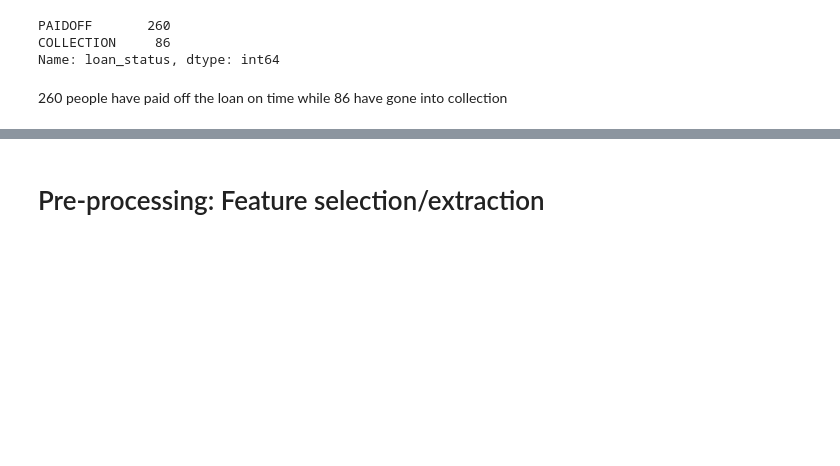
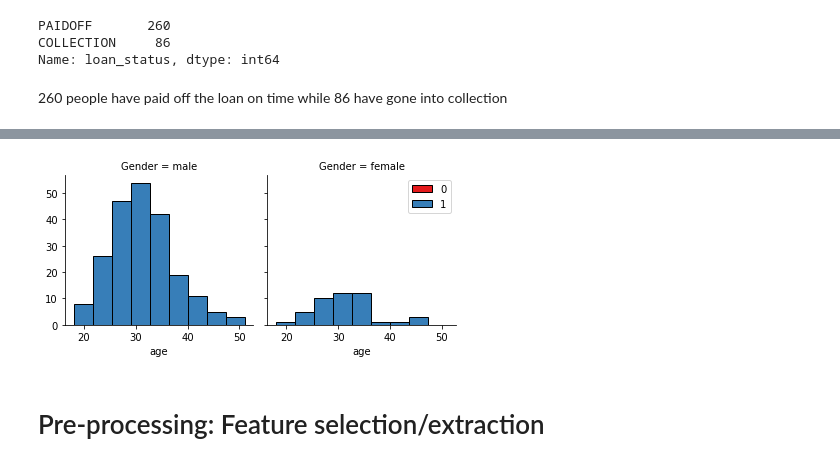
Before and after one commit to GuillermoBrugarolas/Coursera_Capstone, a Jupyter notebook: Machine Learning with Python - Final Assignment.ipynb, the cells around one changed output, grey strips where cells are left out. Drawn from its saved outputs; the diff is of its cells as text; code cells hidden in the pictures; blank space fills up the shorter version.

```diff
--- a/Machine Learning with Python - Final Assignment.ipynb
+++ b/Machine Learning with Python - Final Assignment.ipynb
@@ -124,10 +110,12 @@ plt.show()
 # %%
-bins = np.linspace(df.age.min(), df.age.max(), 10)
-g = sns.FacetGrid(df, col="Gender", hue="loan_status", palette="Set1", col_wrap=2)
+bins = np.linspace(train_df.age.min(), train_df.age.max(), 10)
+g = sns.FacetGrid(train_df, col="Gender", hue="loan_status", palette="Set1", col_wrap=2)
 g.map(plt.hist, 'age', bins=bins, ec="k")
 
 g.axes[-1].legend()
 plt.show()
+# %% [output]
+[figure, added]
 # %% [markdown]
 # Pre-processing:  Feature selection/extraction
 # %% [markdown]
```
Also changed, not shown: parts of 65 cells of this notebook.
